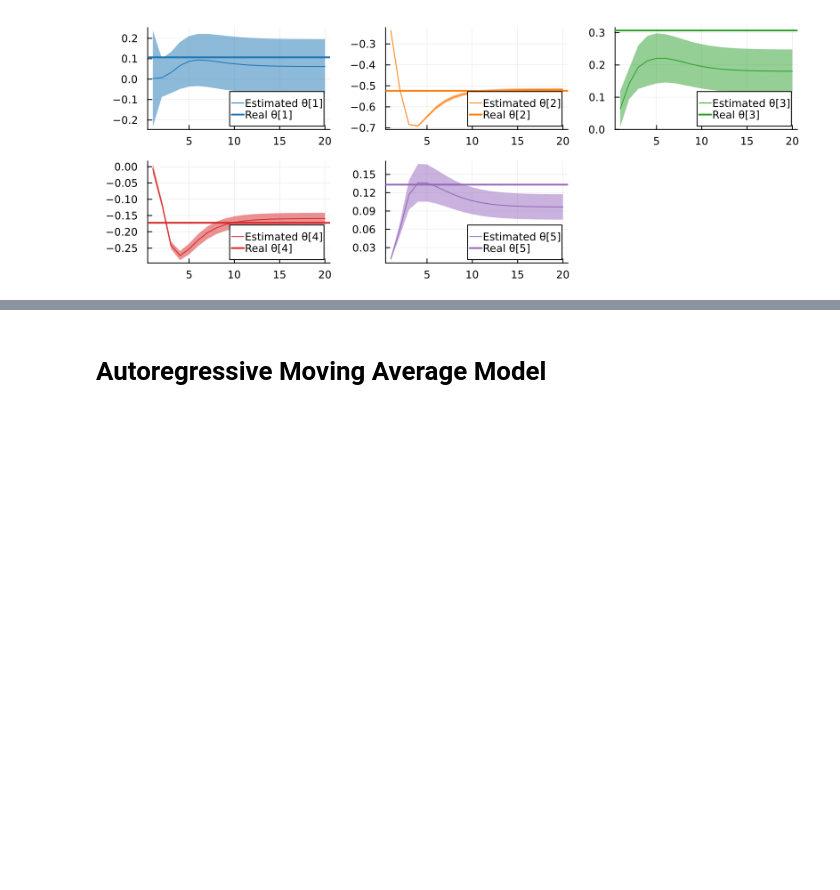
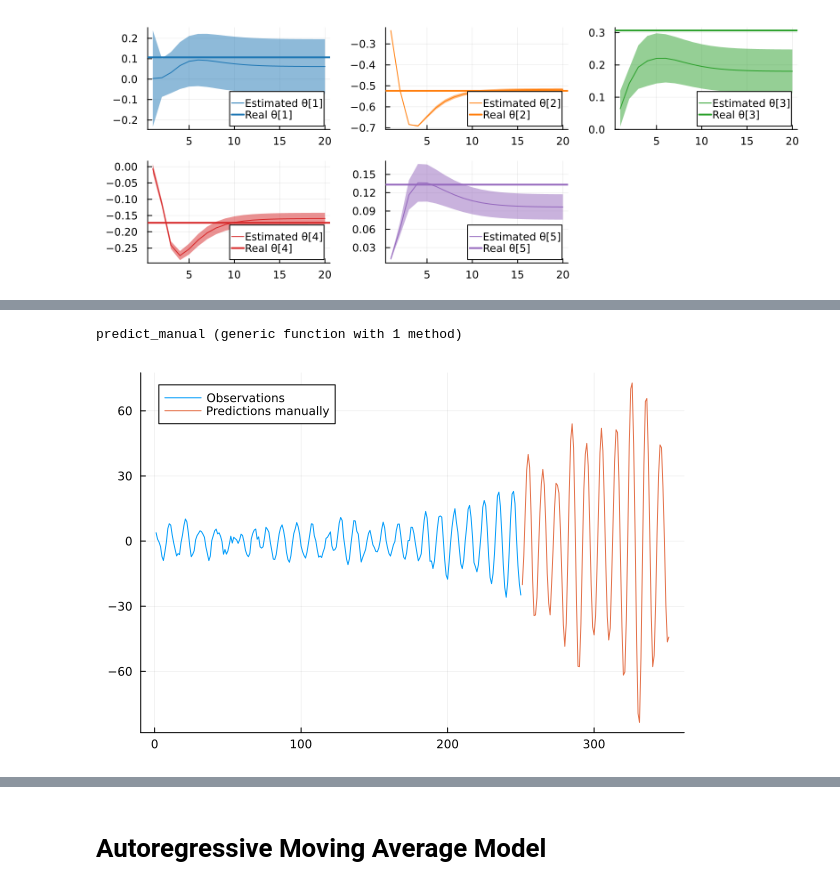
Before and after one commit to ReactiveBayes/RxInferExamples.jl, a Jupyter notebook: examples/Problem Specific/Autoregressive Models/Autoregressive Models.ipynb, the cells around one changed output, grey strips where cells are left out. Saved outputs shown, nothing was run; the diff lists cells and outputs as text; code cells hidden in the pictures; blank space fills up the shorter version.

```diff
--- a/examples/Problem Specific/Autoregressive Models/Autoregressive Models.ipynb
+++ b/examples/Problem Specific/Autoregressive Models/Autoregressive Models.ipynb
@@ -281,0 +405,24 @@ plot(pθ..., size = (800, 300), legend = :bottomright)
+# %%
+function predict_manual(; number_of_predictions, coefficients, precision, first_state, rng = StableRNG(42))
+    states = [ first_state ]
+    for i in 1:(number_of_predictions + 1)
+        next_x     = rand(rng, NormalMeanPrecision(dot(coefficients, states[end]), precision))
+        next_state = vcat(next_x, states[end][1:end-1])
+        push!(states, next_state)
+    end
+    return states[2:end]
+end
+# %% [output]
+predict_manual (generic function with 1 method)
+# %%
+predicted_manually = predict_manual(;
+    number_of_predictions = number_of_predictions,
+    coefficients = predictions_coefficients,
+    precision = 0.1,
+    first_state = predictions_states[end]
+)
+
+plot(1:length(predictions_observations), first.(predictions_observations), label = "Observations")
+plot!((length(predictions_observations)+1):length(predictions_observations) + number_of_predictions + 1, first.(predicted_manually), label = "Predictions manually")
+# %% [output]
+[figure, added]
```
Also changed, not shown: parts of 17 cells of this notebook.
